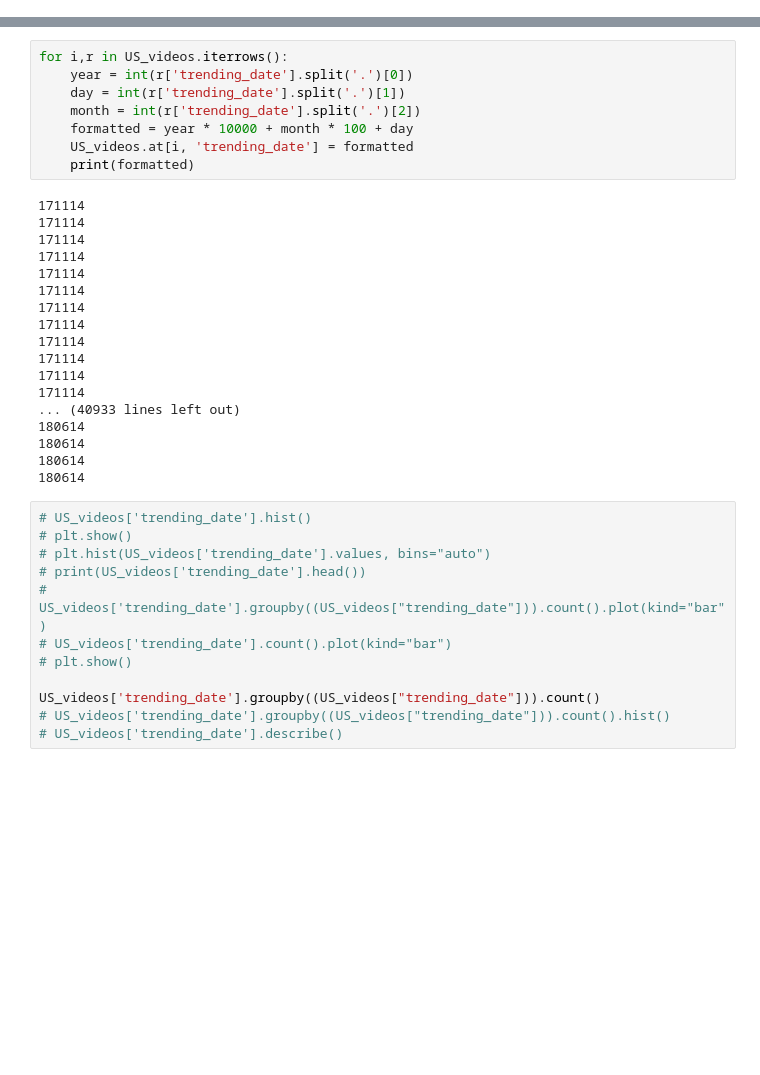
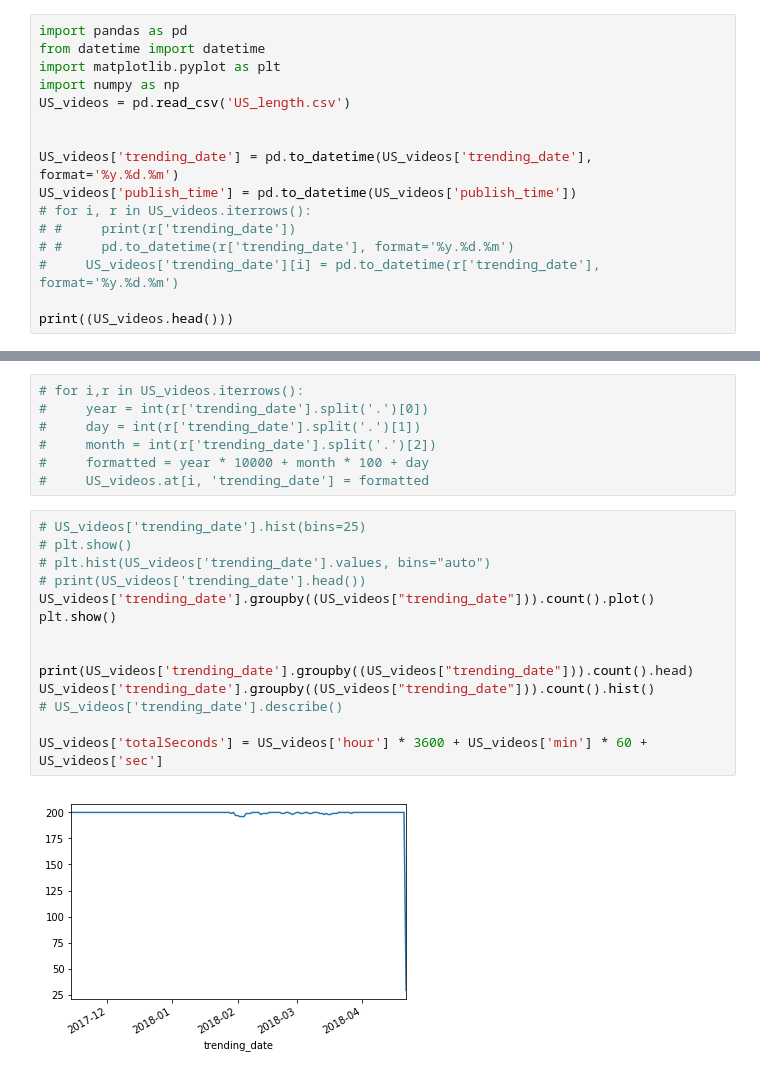
Before and after one commit to frankyyzy/Utube, a Jupyter notebook: finalproject.ipynb, the cells around one changed output, grey strips where cells are left out. Drawn from its saved outputs; the diff is of its cells as text; blank space fills up the shorter version.

```diff
--- a/finalproject.ipynb
+++ b/finalproject.ipynb
@@ -12,0 +1,16 @@ US_videos.head()
+# %%
+import pandas as pd
+from datetime import datetime
+import matplotlib.pyplot as plt
+import numpy as np
+US_videos = pd.read_csv('US_length.csv')
+
+
+US_videos['trending_date'] = pd.to_datetime(US_videos['trending_date'], format='%y.%d.%m')
+US_videos['publish_time'] = pd.to_datetime(US_videos['publish_time'])
+# for i, r in US_videos.iterrows():
+# #     print(r['trending_date'])
+# #     pd.to_datetime(r['trending_date'], format='%y.%d.%m')
+#     US_videos['trending_date'][i] = pd.to_datetime(r['trending_date'], format='%y.%d.%m')
+
+print((US_videos.head()))
@@ -13,39 +35,23 @@ US_videos.head()
 # %%
-for i,r in US_videos.iterrows():
-    year = int(r['trending_date'].split('.')[0])
-    day = int(r['trending_date'].split('.')[1])
-    month = int(r['trending_date'].split('.')[2])
-    formatted = year * 10000 + month * 100 + day
-    US_videos.at[i, 'trending_date'] = formatted
-    print(formatted)
+# for i,r in US_videos.iterrows():
+#     year = int(r['trending_date'].split('.')[0])
+#     day = int(r['trending_date'].split('.')[1])
+#     month = int(r['trending_date'].split('.')[2])
+#     formatted = year * 10000 + month * 100 + day
+#     US_videos.at[i, 'trending_date'] = formatted
-# %% [output]
-171114
-171114
-171114
-171114
-171114
-171114
-171114
-171114
-171114
-171114
-171114
-171114
-... (40933 lines left out)
-180614
-180614
-180614
-180614
 # %%
-# US_videos['trending_date'].hist()
+# US_videos['trending_date'].hist(bins=25)
 # plt.show()
 # plt.hist(US_videos['trending_date'].values, bins="auto")
 # print(US_videos['trending_date'].head())
-# US_videos['trending_date'].groupby((US_videos["trending_date"])).count().plot(kind="bar")
-# US_videos['trending_date'].count().plot(kind="bar")
-# plt.show()
+US_videos['trending_date'].groupby((US_videos["trending_date"])).count().plot()
+plt.show()
 
-US_videos['trending_date'].groupby((US_videos["trending_date"])).count()
-# US_videos['trending_date'].groupby((US_videos["trending_date"])).count().hist()
+
+print(US_videos['trending_date'].groupby((US_videos["trending_date"])).count().head)
+US_videos['trending_date'].groupby((US_videos["trending_date"])).count().hist()
 # US_videos['trending_date'].describe()
+
+US_videos['totalSeconds'] = US_videos['hour'] * 3600 + US_videos['min'] * 60 + US_videos['sec']
 # %% [output]
+[figure, added]
```
Also changed, not shown: parts of 23 cells of this notebook, 8 other files.
